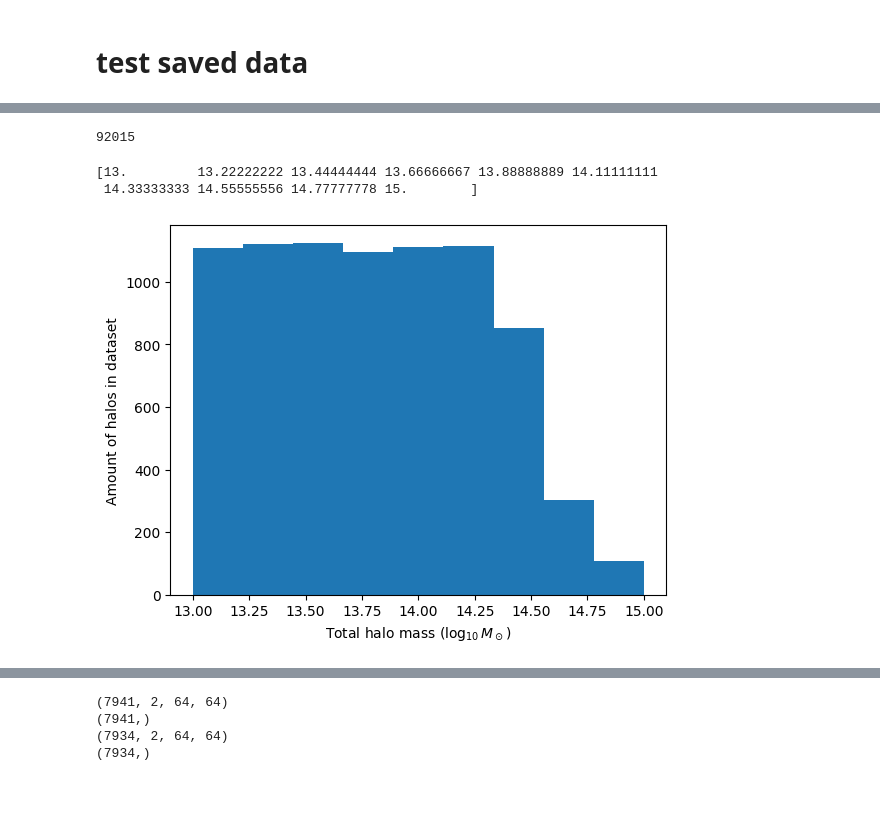
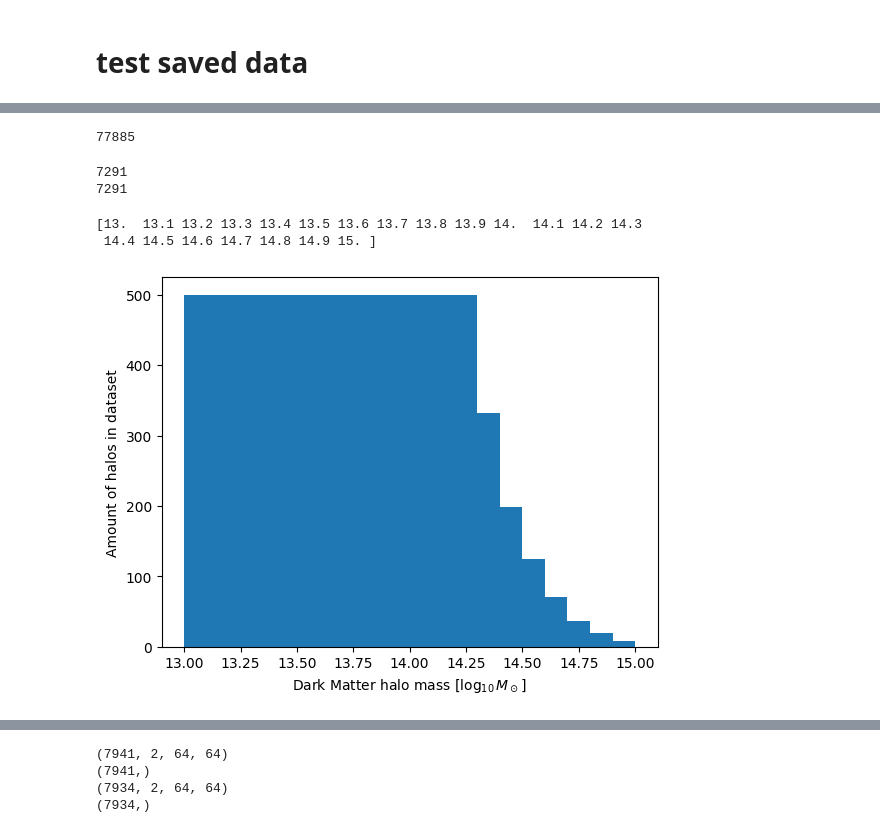
Before and after one commit to woutervantol/scriptie2, a Jupyter notebook: test_data.ipynb, the cells around one changed output, grey strips where cells are left out. Cells and saved outputs as stored; diff of their text form; code cells hidden in the pictures; blank space fills up the shorter version.

```diff
--- a/test_data.ipynb
+++ b/test_data.ipynb
@@ -19,0 +50,16 @@ exposure_time = 100000 #s
+# %%
+fov = (np.arcsin(4*3e22/r)/2/np.pi*360*60)**2 #arcmin^2
+norm_bgd_low = np.ones((64, 64)) / (64*64)*bgd_cps_low*fov*exposure_time
+plt.imshow(norm_bgd_low)
+plt.colorbar()
+plt.show()
+plt.imshow(np.random.poisson(norm_bgd_low))
+plt.colorbar()
+plt.show()
+norm_bgd_high = np.ones((64, 64)) / (64*64)*bgd_cps_high*fov*exposure_time
+plt.imshow(norm_bgd_high)
+plt.colorbar()
+plt.show()
+plt.imshow(np.random.poisson(norm_bgd_high))
+plt.colorbar()
+plt.show()
@@ -114,17 +287,16 @@ for model in ["HYDRO_FIDUCIAL"]:# ["HYDRO_FIDUCIAL", "HYDRO_JETS_published", "HY
 # test saved data
 # %%
 p["channel"] = "2chan"
+p["redshift"] = 0.15
 # p["soapfile"] = "halo_properties_0078.hdf5"
 # p["snapshot"] = "flamingo_0078/flamingo_0078.hdf5"
 # p["snapshot_folder"] = "snapshots_reduced"
 # p["simsize"] = "L2800N5040"
-p["model"] = "HYDRO_FIDUCIAL"
+p["model"] = "HYDRO_STRONGEST_AGN"
 data = Data(p)
 filename = p_to_filename(p)
 data.load_dataset(filename=filename)
 print(data.images.shape)
-
-ids_to_remove = np.unique(np.where(data.images == 0)[0])
-print(ids_to_remove)
-print(len(ids_to_remove))
+print(data.masses.shape)
+print(data.indices.shape)
 # %% [output]
@@ -141,0 +317,14 @@ plt.colorbar()
+# %%
+data.load_testset(filename=filename)
+plt.imshow(np.log10(data.image_to_observation(False, False)[0,0]))
+plt.colorbar()
+plt.show()
+plt.imshow(np.log10(data.image_to_observation(True, False)[0,0]))
+plt.colorbar()
+plt.show()
+plt.imshow(np.log10(data.image_to_observation(False, True)[0,0]))
+plt.colorbar()
+plt.show()
+plt.imshow(np.log10(data.image_to_observation(True, True)[0,0]))
+plt.colorbar()
+plt.show()
@@ -142,17 +402,23 @@ plt.colorbar()
 # %%
-print(np.sum(data.soap_file["SO/500_crit/TotalMass"][()] > 1e13))
+print(np.sum(data.soap_file["SO/500_crit/DarkMatterMass"][()] > 1e13))
 # %% [output]
-92015
+77885
+# %%
+print(np.sum(data.masses > 1e13))
+print(len(data.masses))
+# %% [output]
+7291
+7291
 # %%
-logbins = np.log10(np.logspace(13, 15, 10))
+logbins = np.linspace(13, 15, 21)
 print(logbins)
 plt.hist(np.log10(data.masses), bins = logbins)
-plt.xlabel(r"Total halo mass ($\log_{10}M_\odot$)")
+plt.xlabel(r"Dark Matter halo mass [$\log_{10}M_\odot$]")
 plt.ylabel("Amount of halos in dataset")
-plt.savefig("mass_distribution", dpi=200)
+plt.savefig("mass_distribution.pdf", dpi=200)
 plt.show()
 # %% [output]
-[13.         13.22222222 13.44444444 13.66666667 13.88888889 14.11111111
- 14.33333333 14.55555556 14.77777778 15.        ]
+[13.  13.1 13.2 13.3 13.4 13.5 13.6 13.7 13.8 13.9 14.  14.1 14.2 14.3
+ 14.4 14.5 14.6 14.7 14.8 14.9 15. ]
-[figure, old version]
+[figure, new version]
 # %%
```
Also changed, not shown: parts of 37 cells of this notebook, 14 other files.
